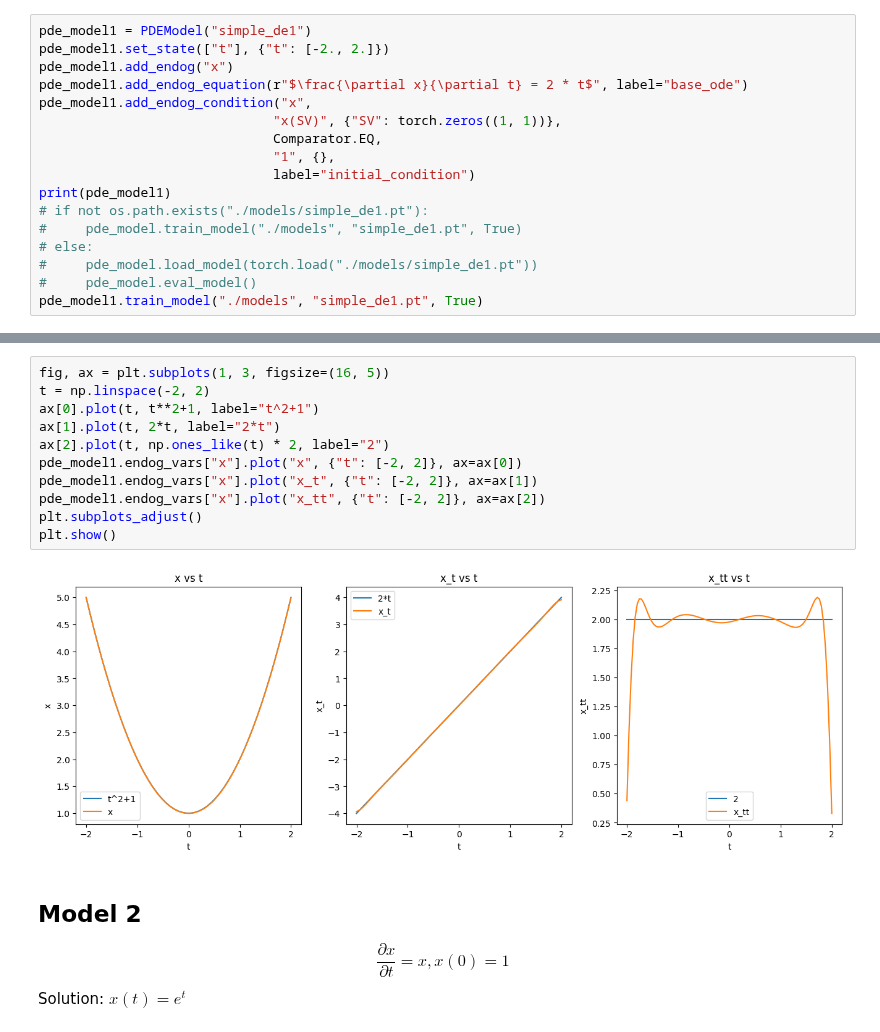
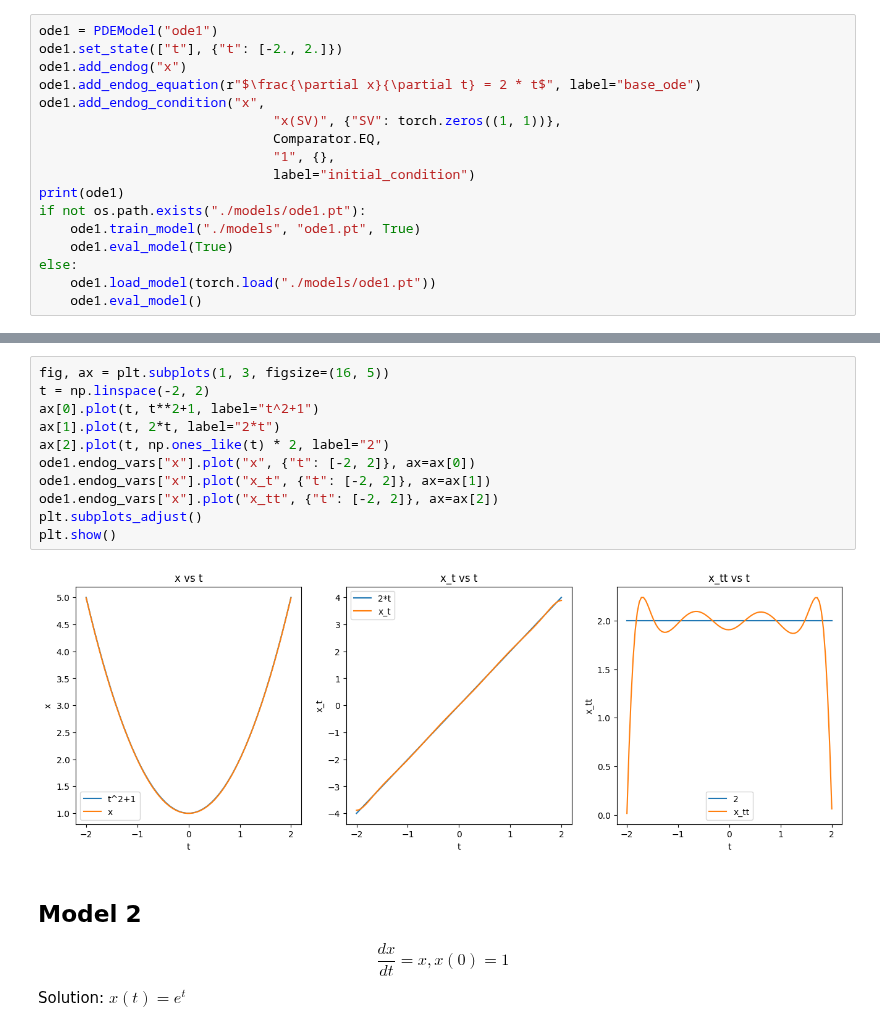
Before and after one commit to rotmanfinhub/deep-macrofin, a Jupyter notebook: examples/basic_examples/basic_odes.ipynb, the cells around one changed output, grey strips where cells are left out. Drawn from its saved outputs; the diff is of its cells as text.

```diff
--- a/examples/basic_examples/basic_odes.ipynb
+++ b/examples/basic_examples/basic_odes.ipynb
@@ -11,19 +11,19 @@ $$\frac{\partial x}{\partial t} = 2 * t, x(0)=1$$
 Solution: $x(t)=t^2 + 1$
 # %%
-pde_model1 = PDEModel("simple_de1")
-pde_model1.set_state(["t"], {"t": [-2., 2.]})
-pde_model1.add_endog("x")
-pde_model1.add_endog_equation(r"$\frac{\partial x}{\partial t} = 2 * t$", label="base_ode")
-pde_model1.add_endog_condition("x",
+ode1 = PDEModel("ode1")
+ode1.set_state(["t"], {"t": [-2., 2.]})
+ode1.add_endog("x")
+ode1.add_endog_equation(r"$\frac{\partial x}{\partial t} = 2 * t$", label="base_ode")
+ode1.add_endog_condition("x",
                               "x(SV)", {"SV": torch.zeros((1, 1))},
                               Comparator.EQ,
                               "1", {},
                               label="initial_condition")
-print(pde_model1)
-# if not os.path.exists("./models/simple_de1.pt"):
-#     pde_model.train_model("./models", "simple_de1.pt", True)
-# else:
-#     pde_model.load_model(torch.load("./models/simple_de1.pt"))
-#     pde_model.eval_model()
-pde_model1.train_model("./models", "simple_de1.pt", True)
+print(ode1)
+if not os.path.exists("./models/ode1.pt"):
+    ode1.train_model("./models", "ode1.pt", True)
+    ode1.eval_model(True)
+else:
+    ode1.load_model(torch.load("./models/ode1.pt"))
+    ode1.eval_model()
 # %% [output]
@@ -53,18 +47,18 @@ OrderedDict([('endogeq_base_ode', tensor(0.0002, grad_fn=<MeanBackward0>)),
 # %%
 fig, ax = plt.subplots(1, 3, figsize=(16, 5))
 t = np.linspace(-2, 2)
 ax[0].plot(t, t**2+1, label="t^2+1")
 ax[1].plot(t, 2*t, label="2*t")
 ax[2].plot(t, np.ones_like(t) * 2, label="2")
-pde_model1.endog_vars["x"].plot("x", {"t": [-2, 2]}, ax=ax[0])
-pde_model1.endog_vars["x"].plot("x_t", {"t": [-2, 2]}, ax=ax[1])
-pde_model1.endog_vars["x"].plot("x_tt", {"t": [-2, 2]}, ax=ax[2])
+ode1.endog_vars["x"].plot("x", {"t": [-2, 2]}, ax=ax[0])
+ode1.endog_vars["x"].plot("x_t", {"t": [-2, 2]}, ax=ax[1])
+ode1.endog_vars["x"].plot("x_tt", {"t": [-2, 2]}, ax=ax[2])
 plt.subplots_adjust()
 plt.show()
 # %% [output]
-[figure, old version]
+[figure, new version]
 # %% [markdown]
 ## Model 2
-$$\frac{\partial x}{\partial t} = x, x(0)=1$$
+$$\frac{d x}{d t} = x, x(0)=1$$
 Solution: $x(t)=e^t$
 # %%
```
Also changed, not shown: parts of 14 cells of this notebook, 2 other files.
